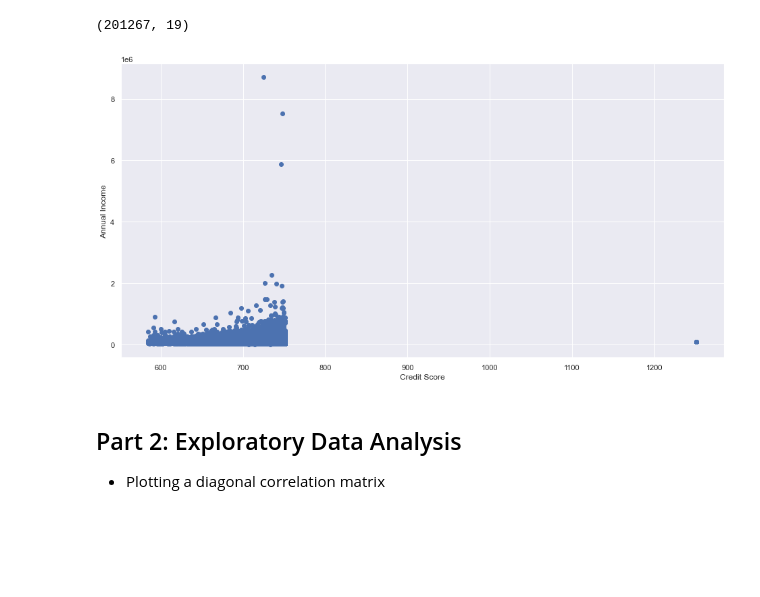
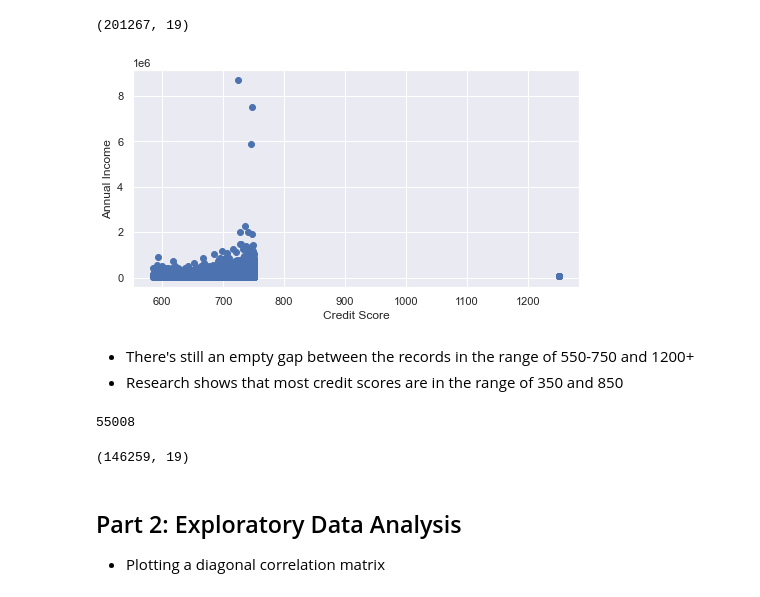
Before and after one commit to supermanimmy/loan-dataset-exploration, a Jupyter notebook: Loan Dataset Exploration.ipynb, the cells around one changed output. Saved outputs shown, nothing was run; the diff lists cells and outputs as text; code cells hidden in the pictures; blank space fills up the shorter version.

```diff
--- a/Loan Dataset Exploration.ipynb
+++ b/Loan Dataset Exploration.ipynb
@@ -238,0 +234,2 @@ dtype: object
+# %%
+loan['Purpose'] = loan['Purpose'].replace(['Other', 'other'], 'Other Reasons')
@@ -262,13 +272,25 @@ loan.shape
 # %% [output]
 (201267, 19)
 # %%
-fig, ax = pp.subplots(figsize=(16,8))
+fig, ax = pp.subplots(figsize=(8,4))
 ax.scatter(loan['Credit Score'], loan['Annual Income'])
 ax.set_xlabel('Credit Score')
 ax.set_ylabel('Annual Income')
 pp.show()
 # %% [output]
-[figure, old version]
+[figure, new version]
+# %% [markdown]
+* There's still an empty gap between the records in the range of 550-750 and 1200+
+* Research shows that most credit scores are in the range of 350 and 850
+# %%
+loan[loan['Credit Score'] > 850].count()[0]
+# %% [output]
+55008
+# %%
+loan = loan[loan['Credit Score'] <=  850]
+loan.shape
+# %% [output]
+(146259, 19)
 # %% [markdown]
 ## Part 2: Exploratory Data Analysis
 
```
Also changed, not shown: parts of 11 cells of this notebook.
